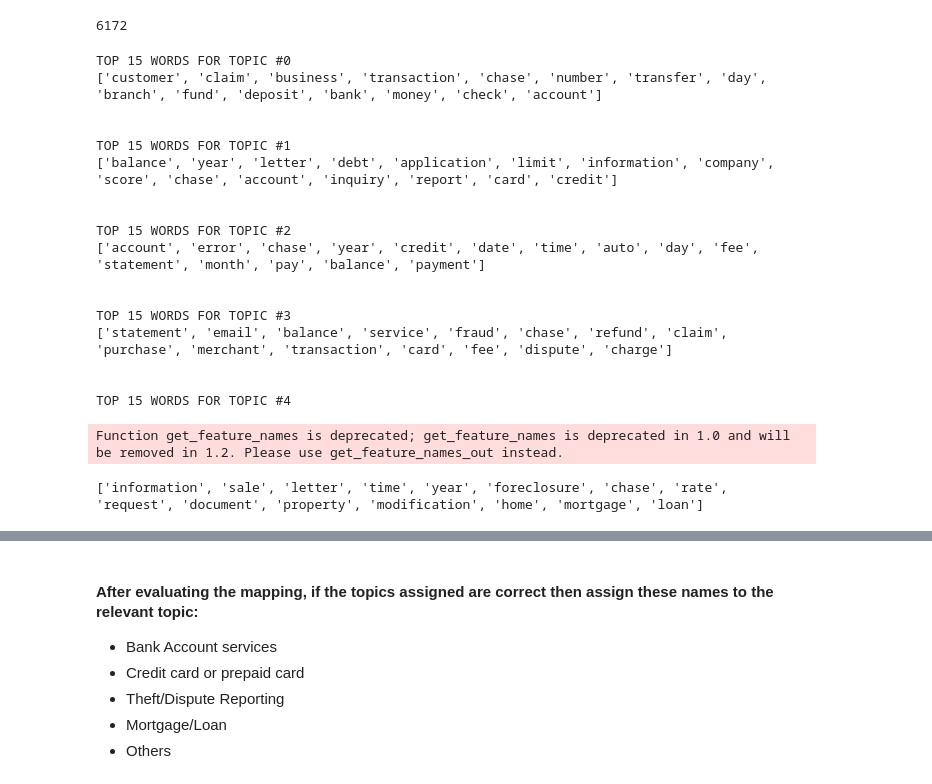
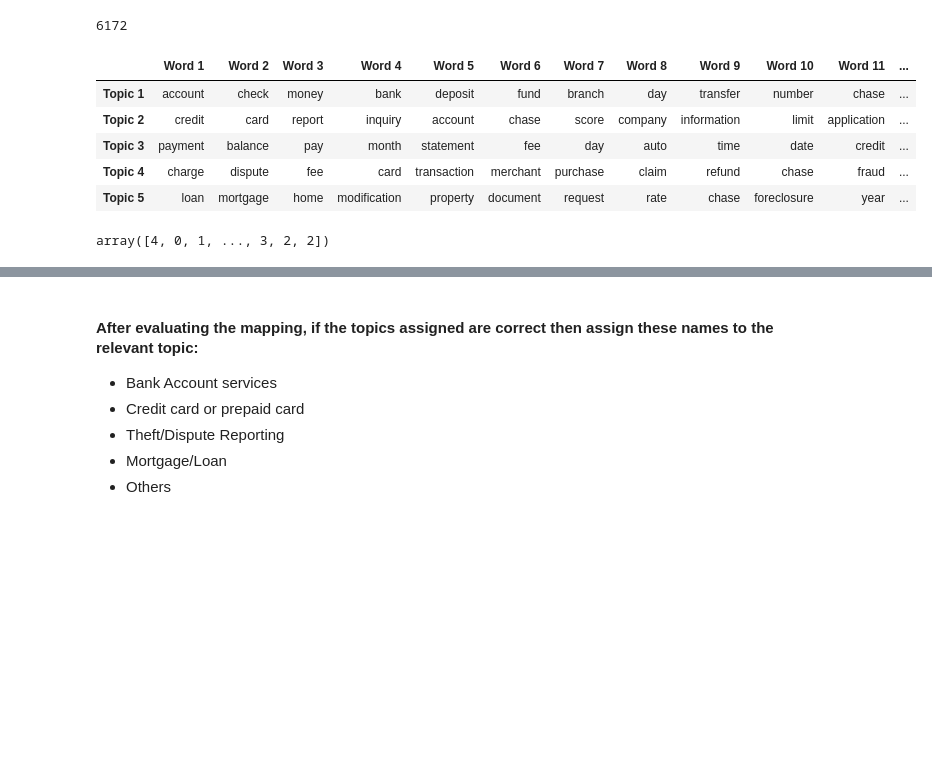
Before and after one commit to apurvadixit16/Automatic-Ticket-Classification, a Jupyter notebook: automatic-ticket-classification.ipynb, the cells around one changed output, grey strips where cells are left out. Drawn from its saved outputs; the diff is of its cells as text; code cells hidden in the pictures; blank space fills up the shorter version.

Commit message:
adding topic modeling

```diff
--- a/automatic-ticket-classification.ipynb
+++ b/automatic-ticket-classification.ipynb
@@ -543,29 +536,22 @@ The 'init' value, when 'init=None' and n_components is less than n_samples and n
 
 Function get_feature_names is deprecated; get_feature_names is deprecated in 1.0 and will be removed in 1.2. Please use get_feature_names_out instead.
 6172
-# %%
-#Print the Top15 words for each of the topics
-for index, topic in enumerate(nmf_model.components_):
-    print(f'TOP 15 WORDS FOR TOPIC #{index}')
-    print([tf_idf.get_feature_names()[i] for i in topic.argsort()[-15:]])
-    print('\n')
-# %% [output]
-TOP 15 WORDS FOR TOPIC #0
-['customer', 'claim', 'business', 'transaction', 'chase', 'number', 'transfer', 'day', 'branch', 'fund', 'deposit', 'bank', 'money', 'check', 'account']
-
-
-TOP 15 WORDS FOR TOPIC #1
-['balance', 'year', 'letter', 'debt', 'application', 'limit', 'information', 'company', 'score', 'chase', 'account', 'inquiry', 'report', 'card', 'credit']
-
-
-TOP 15 WORDS FOR TOPIC #2
-['account', 'error', 'chase', 'year', 'credit', 'date', 'time', 'auto', 'day', 'fee', 'statement', 'month', 'pay', 'balance', 'payment']
-
-
-TOP 15 WORDS FOR TOPIC #3
-['statement', 'email', 'balance', 'service', 'fraud', 'chase', 'refund', 'claim', 'purchase', 'merchant', 'transaction', 'card', 'fee', 'dispute', 'charge']
-
-
-TOP 15 WORDS FOR TOPIC #4
-Function get_feature_names is deprecated; get_feature_names is deprecated in 1.0 and will be removed in 1.2. Please use get_feature_names_out instead.
-['information', 'sale', 'letter', 'time', 'year', 'foreclosure', 'chase', 'rate', 'request', 'document', 'property', 'modification', 'home', 'mortgage', 'loan']
+# %%
+#Print the Top15 words for each of the topics
+import numpy as np
+words = np.array(tf_idf.get_feature_names())
+topic_words = pd.DataFrame(np.zeros((num_topics, 15)), index=[f'Topic {i + 1}' for i in range(num_topics)],
+                           columns=[f'Word {i + 1}' for i in range(15)]).astype(str)
+
+for i in range(num_topics):
+    ix = nmf_model.components_[i].argsort()[::-1][:15]
+    topic_words.iloc[i] = words[ix]
+
+topic_words
+# %% [output]
+|  | Word 1 | Word 2 | Word 3 | Word 4 | Word 5 | Word 6 | Word 7 | Word 8 | Word 9 | Word 10 | Word 11 | ... |
+| Topic 1 | account | check | money | bank | deposit | fund | branch | day | transfer | number | chase | ... |
+| Topic 2 | credit | card | report | inquiry | account | chase | score | company | information | limit | application | ... |
+| Topic 3 | payment | balance | pay | month | statement | fee | day | auto | time | date | credit | ... |
+| Topic 4 | charge | dispute | fee | card | transaction | merchant | purchase | claim | refund | chase | fraud | ... |
+| Topic 5 | loan | mortgage | home | modification | property | document | request | rate | chase | foreclosure | year | ... |
@@ -572,5 +564,9 @@ Function get_feature_names is deprecated; get_feature_names is deprecated in 1.0
 # %%
 #Create the best topic for each complaint in terms of integer value 0,1,2,3 & 4
+topic_results = nmf_model.transform(dtm)
+topic_results.argmax(axis=1)
+# %% [output]
+array([4, 0, 1, ..., 3, 2, 2])
 # %%
 #Assign the best topic to each of the cmplaints in Topic Column
 
```
Also changed, not shown: parts of 14 cells of this notebook.
